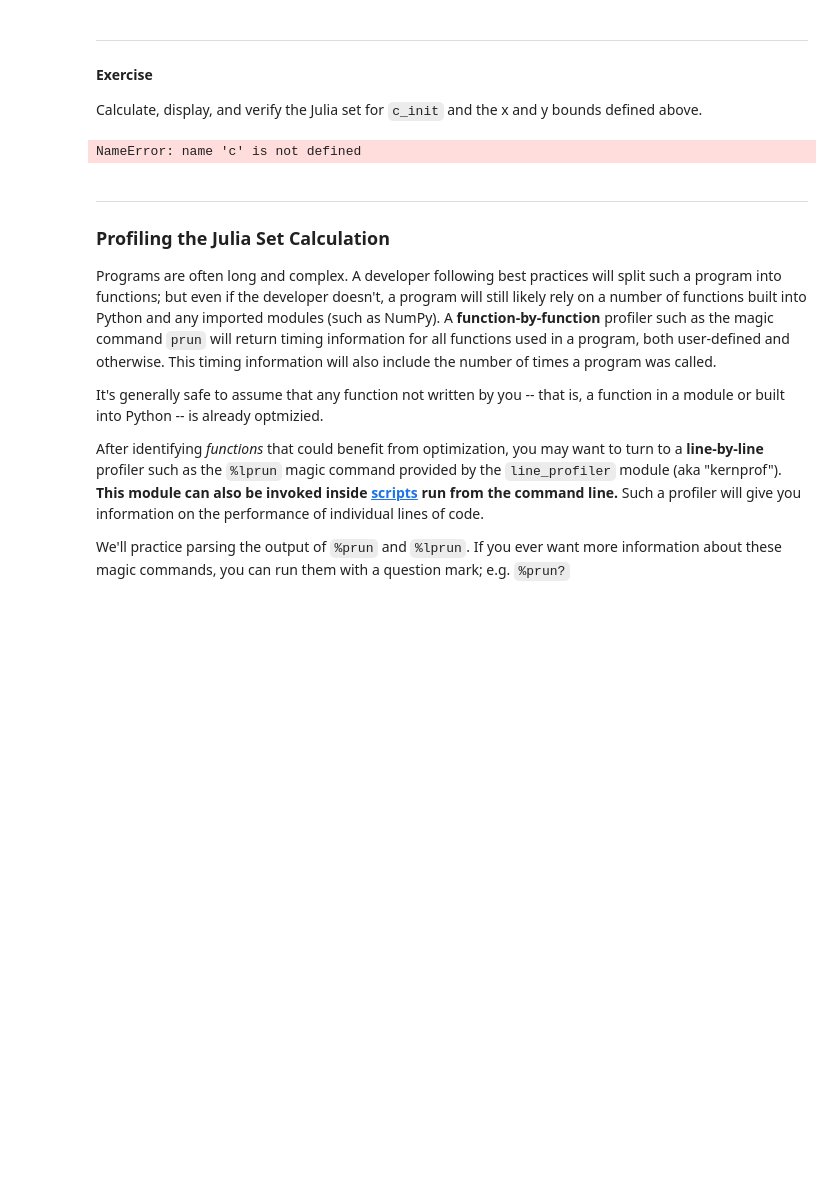
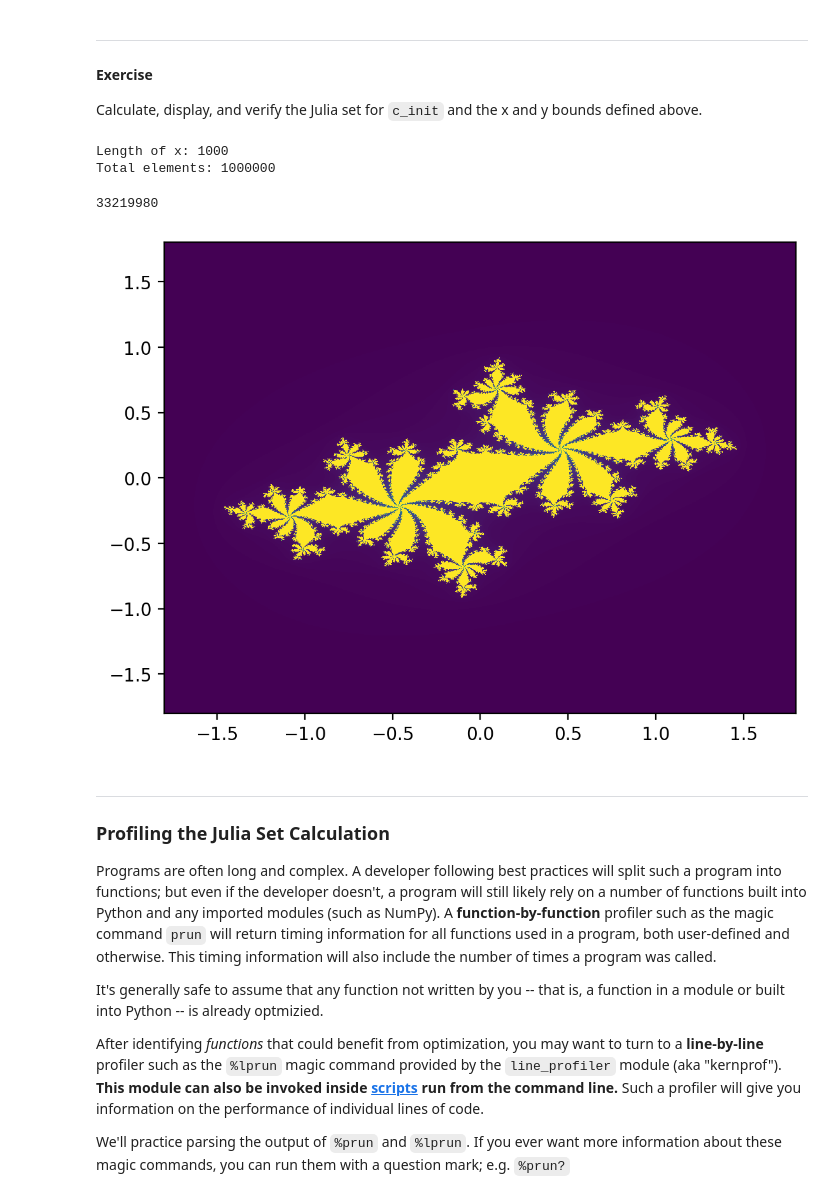
Before and after one commit to msu-cmse-courses/hpc-python01-profiling-redwankarimsony, a Jupyter notebook: workbook_profiling.ipynb, the cells around one changed output. Saved outputs shown, nothing was run; the diff lists cells and outputs as text; code cells hidden in the pictures; blank space fills up the shorter version.

```diff
--- a/workbook_profiling.ipynb
+++ b/workbook_profiling.ipynb
@@ -310,6 +310,7 @@ def calc_julia_set(c, x1, x2, y1, y2,
 
     # Optionally plot the set
     if draw_output:
+        plt.figure(dpi=200)
         plt.pcolormesh(x, y, np.reshape(output, (width, width)))
 
     return sum(output)
@@ -334,9 +335,12 @@ expected_sum = 33219980
 Calculate, display, and verify the Julia set for `c_init` and the x and y bounds defined above.
 # %%
 # Calculate Julia set
-calc_julia_set(c, x1=x_min, x2=x_max, y1=y_min, y2=y_max)
+calc_julia_set(c=c_init, x1=x_min, x2=x_max, y1=y_min, y2=y_max, draw_output=True)
 # %% [output]
-NameError: name 'c' is not defined
+Length of x: 1000
+Total elements: 1000000
+33219980
+[figure, added]
 # %% [markdown]
 ---
 ### Profiling the Julia Set Calculation
```
Also changed, not shown: parts of 2 cells of this notebook.
